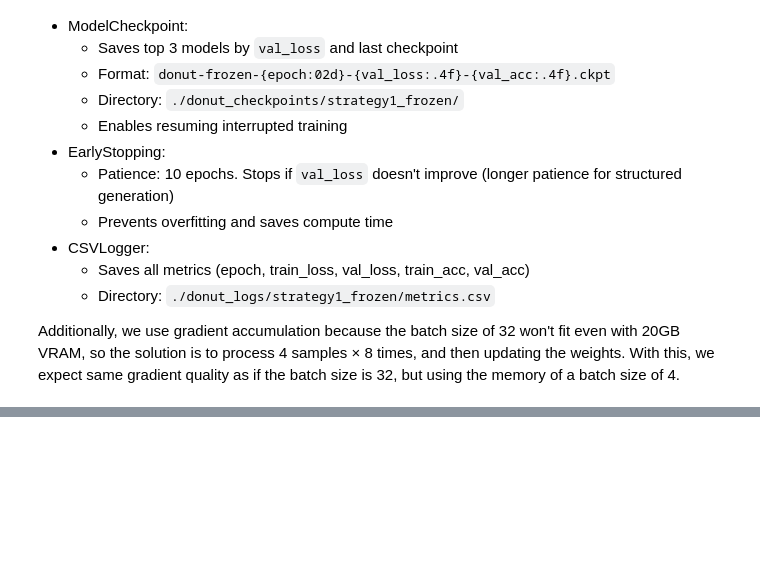
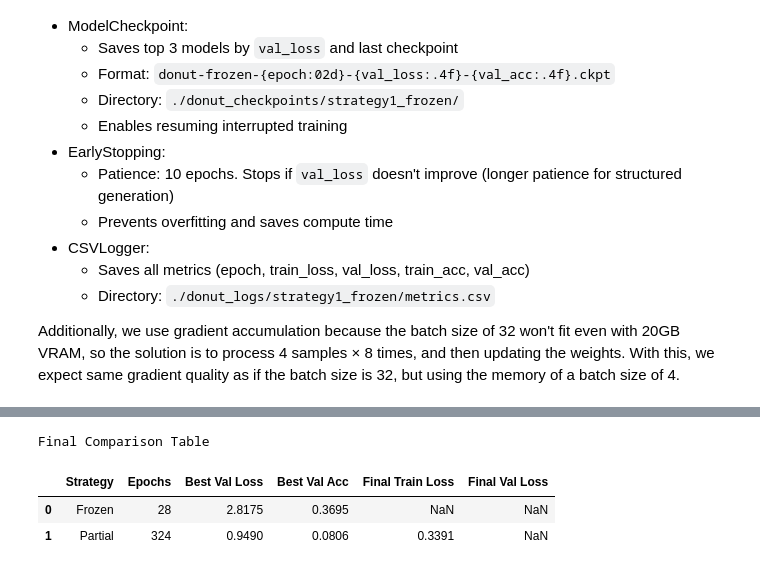
Before and after one commit to GabrielEdid/Reto_BloqueIA, a Jupyter notebook: Donut_Training.ipynb, the cells around one changed output, grey strips where cells are left out. Saved outputs shown, nothing was run; the diff lists cells and outputs as text; code cells hidden in the pictures; blank space fills up the shorter version.

```diff
--- a/Donut_Training.ipynb
+++ b/Donut_Training.ipynb
@@ -1536,0 +1415,33 @@ print("="*80)
+# %%
+print("Final Comparison Table")
+
+comparison_data = []
+
+for strategy, df in metrics_data.items():
+    epoch_data = df[df['epoch'].notna()]
+
+    if len(epoch_data) > 0:
+        row = {
+            'Strategy': strategy.capitalize(),
+            'Epochs': len(epoch_data),
+            'Best Val Loss': epoch_data['val_loss'].min() if 'val_loss' in epoch_data.columns else None,
+            'Best Val Acc': epoch_data['val_acc'].max() if 'val_acc' in epoch_data.columns else None,
+            'Final Train Loss': epoch_data.iloc[-1]['train_loss_epoch'] if 'train_loss_epoch' in epoch_data.columns else None,
+            'Final Val Loss': epoch_data.iloc[-1]['val_loss'] if 'val_loss' in epoch_data.columns else None
+        }
+        comparison_data.append(row)
+
+comparison_df = pd.DataFrame(comparison_data)
+
+# Configure pandas format for better visualization
+pd.set_option('display.float_format', lambda x: f'{x:.4f}')
+pd.set_option('display.max_columns', None)
+pd.set_option('display.width', None)
+
+# Display table with pandas
+display(comparison_df)
+# %% [output]
+Final Comparison Table
+|  | Strategy | Epochs | Best Val Loss | Best Val Acc | Final Train Loss | Final Val Loss |
+| 0 | Frozen | 28 | 2.8175 | 0.3695 | NaN | NaN |
+| 1 | Partial | 324 | 0.9490 | 0.0806 | 0.3391 | NaN |
```
Also changed, not shown: parts of 34 cells of this notebook.
